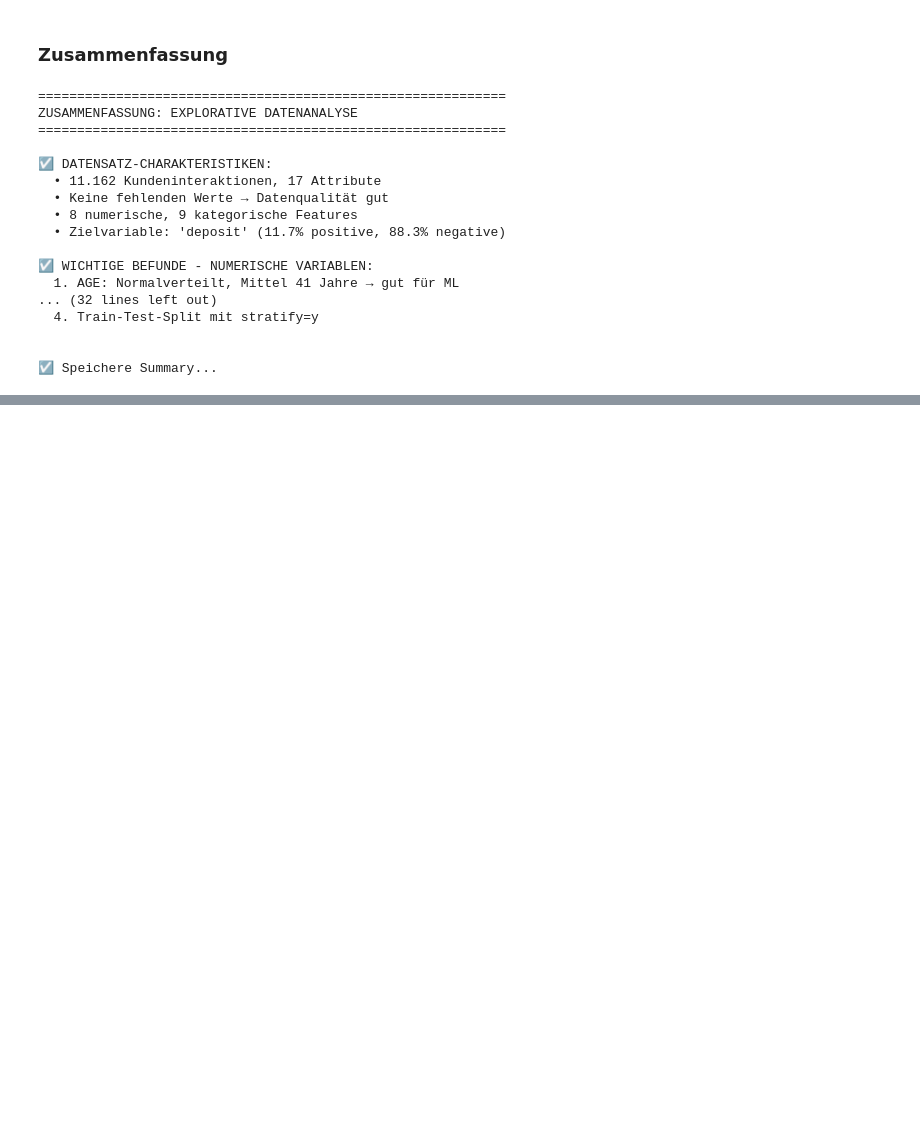
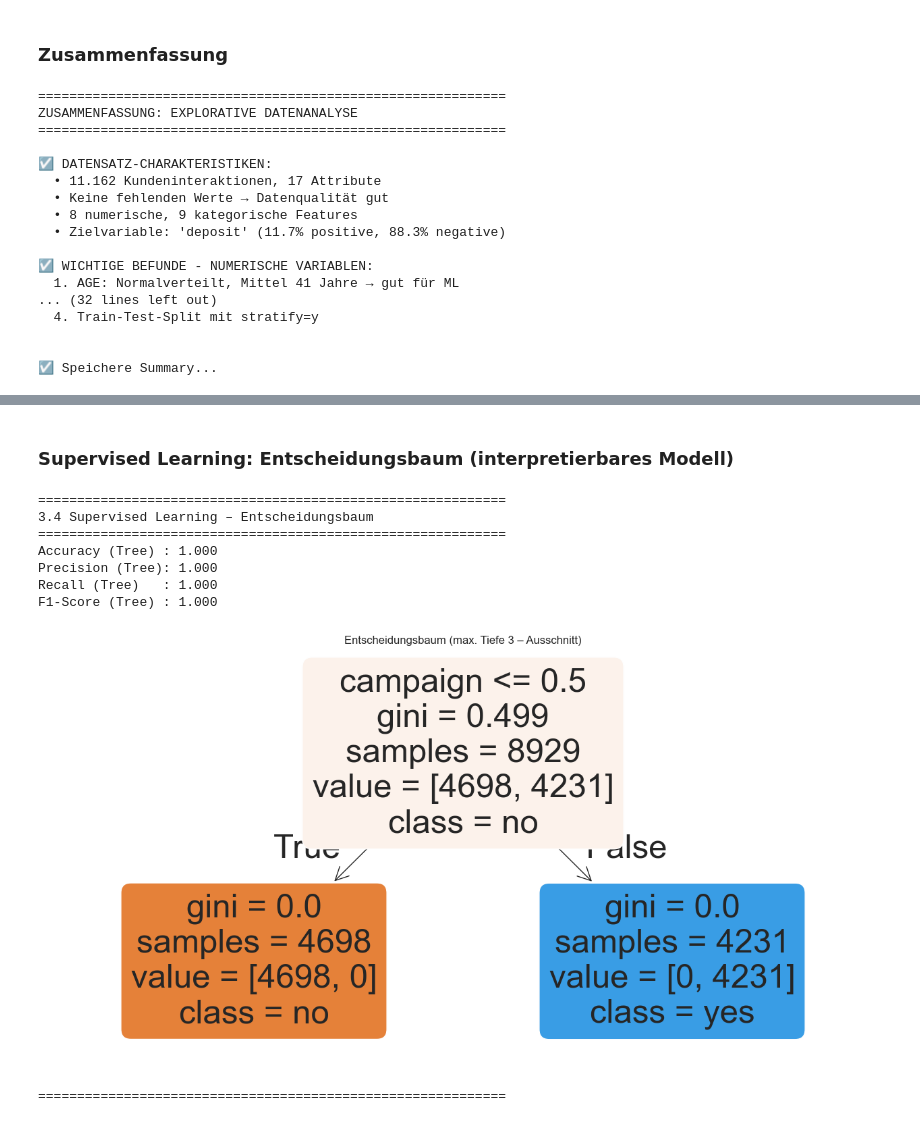
Before and after one commit to elias06-dev/pruefung_data_science-Gruppe_8, a Jupyter notebook: Notebook/notebook_pruefung.ipynb, the cells around one changed output, grey strips where cells are left out. Cells and saved outputs as stored; diff of their text form; code cells hidden in the pictures; blank space fills up the shorter version.

```diff
--- a/Notebook/notebook_pruefung.ipynb
+++ b/Notebook/notebook_pruefung.ipynb
@@ -858,0 +1484,51 @@ ZUSAMMENFASSUNG: EXPLORATIVE DATENANALYSE
+# %% [markdown]
+### Supervised Learning: Entscheidungsbaum (interpretierbares Modell)
+# %%
+from sklearn.tree import DecisionTreeClassifier, plot_tree
+
+print("="*60)
+print("3.4 Supervised Learning – Entscheidungsbaum")
+print("="*60)
+
+tree_clf = DecisionTreeClassifier(
+    max_depth=4,
+    min_samples_leaf=100,
+    random_state=42
+)
+tree_clf.fit(X_train, y_train)
+
+y_pred_tree = tree_clf.predict(X_test)
+
+acc_tree  = accuracy_score(y_test, y_pred_tree)
+prec_tree = precision_score(y_test, y_pred_tree)
+rec_tree  = recall_score(y_test, y_pred_tree)
+f1_tree   = f1_score(y_test, y_pred_tree)
+
+print(f"Accuracy (Tree) : {acc_tree:.3f}")
+print(f"Precision (Tree): {prec_tree:.3f}")
+print(f"Recall (Tree)   : {rec_tree:.3f}")
+print(f"F1-Score (Tree) : {f1_tree:.3f}")
+
+plt.figure(figsize=(16, 8))
+plot_tree(
+    tree_clf,
+    feature_names=X.columns,
+    class_names=['no', 'yes'],
+    filled=True,
+    rounded=True,
+    max_depth=3
+)
+plt.title("Entscheidungsbaum (max. Tiefe 3 – Ausschnitt)")
+plt.show()
+
+print("="*60)
+# %% [output]
+============================================================
+3.4 Supervised Learning – Entscheidungsbaum
+============================================================
+Accuracy (Tree) : 1.000
+Precision (Tree): 1.000
+Recall (Tree)   : 1.000
+F1-Score (Tree) : 1.000
+[figure, added]
+============================================================
```
Also changed, not shown: parts of 42 cells of this notebook, 1 other file.
